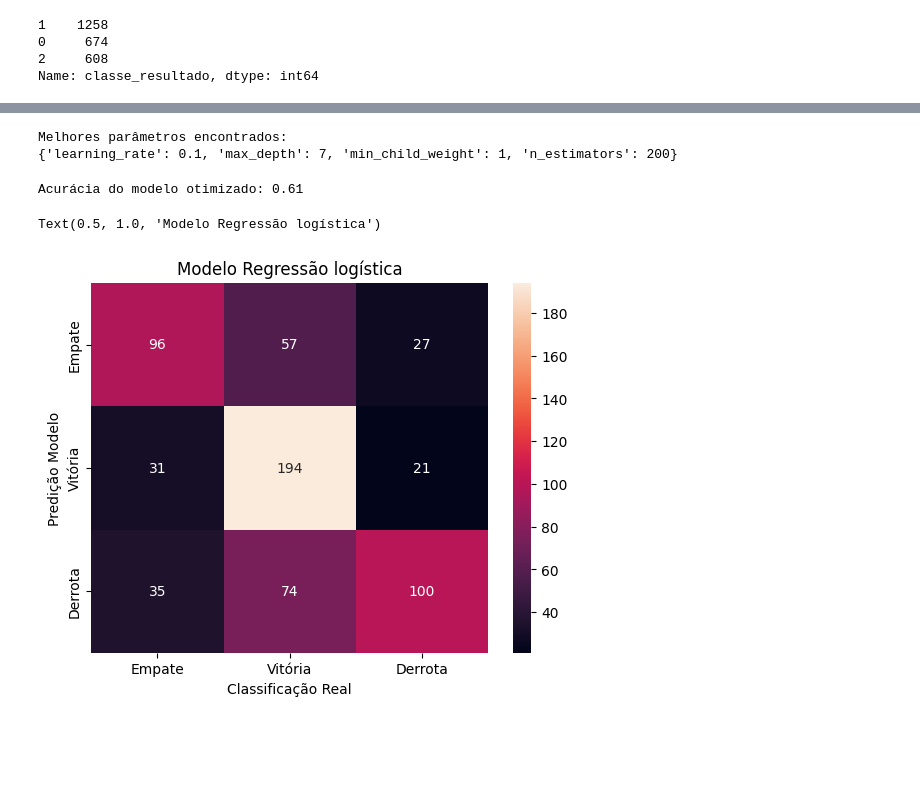
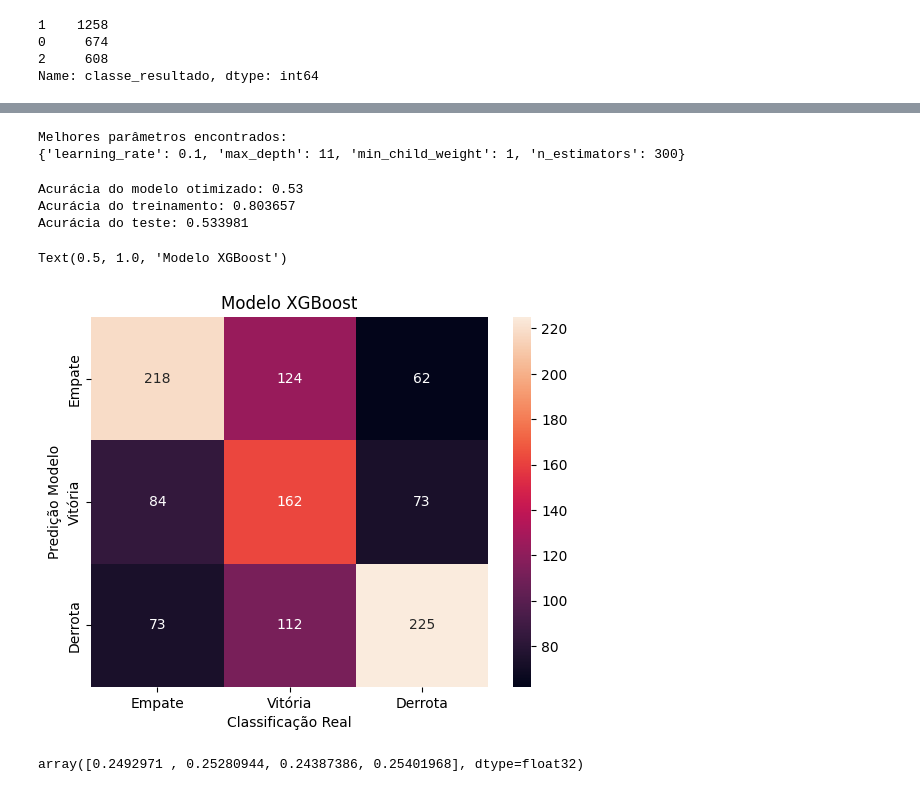
Before and after one commit to paulopetrillo/PROJETO_IFMA_SOFTEX, a Jupyter notebook: XGBoost.ipynb, the cells around one changed output, grey strips where cells are left out. Saved outputs shown, nothing was run; the diff lists cells and outputs as text; code cells hidden in the pictures; blank space fills up the shorter version.

```diff
--- a/XGBoost.ipynb
+++ b/XGBoost.ipynb
@@ -108,7 +109,9 @@ from sklearn.metrics import classification_report
 from sklearn.metrics import confusion_matrix
 # %%
 # Criar e treinar o modelo XGBoost
-XGB_model = XGBClassifier(objective='multi:softmax', num_class=3, random_state=42)
+XGB_model = XGBClassifier(objective='multi:softmax',
+                          num_class=3,
+                          random_state=42)
 XGB_model.fit(X_train, y_train)
 # %% [output]
 XGBClassifier(base_score=None, booster=None, callbacks=None,
@@ -204,11 +216,12 @@ from imblearn.over_sampling import SMOTE
 from sklearn.preprocessing import LabelEncoder
 
 # Create a LabelEncoder object
-label_encoder = LabelEncoder()
+# label_encoder = LabelEncoder()
 
 # Encode the target variable (target = y)
-y_encoded = label_encoder.fit_transform(target)
+# y_encoded = label_encoder.fit_transform(target)
 
 # Apply SMOTE to the encoded target variable (features = X)
 smote = SMOTE(random_state=42)
-X_resampled, y_resampled = smote.fit_resample(features, y_encoded)
+# X_resampled, y_resampled = smote.fit_resample(features, y_encoded)
+X_resampled, y_resampled = smote.fit_resample(features, target)
@@ -226,7 +251,7 @@ dtype: int64
 # Divisão do conjunto de dados em treino e teste
 X_train_bal, X_test_bal, y_train_bal, y_test_bal = train_test_split(X_resampled,
                                                                     y_resampled,
-                                                                 test_size=0.25,
+                                                                 test_size=0.30,
                                                                 random_state=42)
 # %%
 # Criar e treinar o modelo XGBoost
@@ -277,9 +302,9 @@ model = XGBClassifier()
 # %%
 # Definir os parâmetros que você deseja otimizar
 param_grid = {
-    'max_depth': [3, 5, 7],
+    'max_depth': [5, 7, 9, 11],
     'learning_rate': [0.1, 0.01, 0.001],
-    'n_estimators': [50, 100, 200],
+    'n_estimators': [100, 200, 300, 400],
     'min_child_weight': [1, 3, 5]
 }
 
@@ -298,6 +323,7 @@ print(best_params)
 
 # #############################################################
 # Melhores parâmetros encontrados:
+
 #  {'learning_rate': 0.1,
 #   'max_depth': 7,
 #   'min_child_weight': 1,
@@ -305,16 +331,25 @@ print(best_params)
 #   }
 # %% [output]
 Melhores parâmetros encontrados:
-{'learning_rate': 0.1, 'max_depth': 7, 'min_child_weight': 1, 'n_estimators': 200}
+{'learning_rate': 0.1, 'max_depth': 11, 'min_child_weight': 1, 'n_estimators': 300}
 # %%
 # Fazer previsões no conjunto de teste com o melhor modelo
-y_pred = grid_search.best_estimator_.predict(X_test)
+y_pred_bal_otm = grid_search.best_estimator_.predict(X_test_bal)
 
 # Avaliar o desempenho do modelo otimizado
-accuracy = accuracy_score(y_test, y_pred)
+accuracy = accuracy_score(y_test_bal, y_pred_bal_otm)
 print(f'Acurácia do modelo otimizado: {accuracy:.2f}')
+
+
+# Imprime Acurácia do modelo
+# print("Acurácia do treinamento: %f" % XGB_model_bal.score(X_resampled, y_resampled))
+# print("Acurácia do teste: %f" % XGB_model_bal.score(X_test_bal, y_test_bal))
+print("Acurácia do treinamento: %f" % XGB_model_bal_otm.score(X_resampled, y_resampled))
+print("Acurácia do teste: %f" % XGB_model_bal_otm.score(X_test_bal, y_test_bal))
 # %% [output]
-Acurácia do modelo otimizado: 0.61
+Acurácia do modelo otimizado: 0.53
+Acurácia do treinamento: 0.803657
+Acurácia do teste: 0.533981
 # %%
 # Salva o modelo
 with open('XGB_model_bal_otm.pkl', 'wb') as f:
@@ -325,22 +360,26 @@ with open('XGB_model_bal_otm.pkl', 'rb') as f:
     XGB_model_bal_otm_loaded = pickle.load(f)
 # %%
 #imprimir a Matriz de Confusão para XGBoost
-XGB_model_bal_otm_pred = XGB_model_bal_otm_loaded.predict(X_test)
+XGB_model_bal_otm_pred = XGB_model_bal_otm_loaded.predict(X_test_bal)
 
-XGB_model_bal_otm_cm = metrics.confusion_matrix(XGB_model_bal_otm_pred, y_test)
+XGB_model_bal_otm_cm = metrics.confusion_matrix(XGB_model_bal_otm_pred, y_test_bal)
 
 sns.heatmap(XGB_model_bal_otm_cm,
             annot=True,
             fmt='.0f',
             xticklabels = ["Empate", "Vitória", "Derrota"] ,
             yticklabels = ["Empate", "Vitória", "Derrota"]
             )
 
 plt.ylabel('Predição Modelo')
 plt.xlabel('Classificação Real')
-plt.title('Modelo Regressão logística')
+plt.title('Modelo XGBoost')
 # %% [output]
-Text(0.5, 1.0, 'Modelo Regressão logística')
+Text(0.5, 1.0, 'Modelo XGBoost')
-[figure, old version]
+[figure, new version]
 # %%
 # Gradient Boosting (por exemplo, XGBoost, LightGBM, CatBoost)
+# %%
+XGB_model_bal_otm.best_estimator_.feature_importances_
+# %% [output]
+array([0.2492971 , 0.25280944, 0.24387386, 0.25401968], dtype=float32)
```
Also changed, not shown: parts of 9 cells of this notebook.
